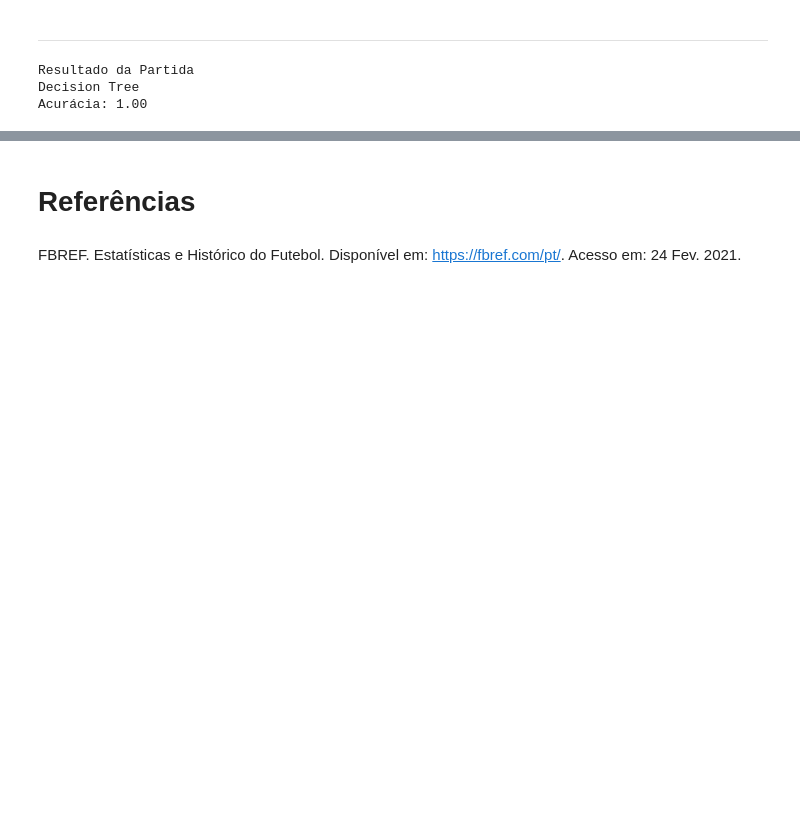
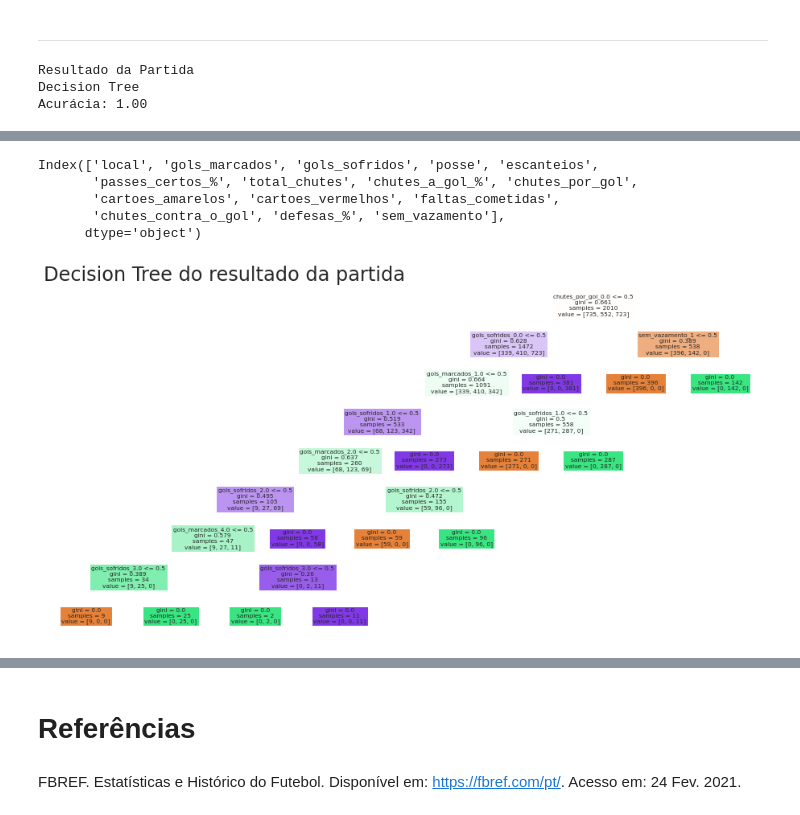
Before and after one commit to MarcosRMG/Estatisticas-de-Futebol, a Jupyter notebook: Estatisticas_do_Futebol.ipynb, the cells around one changed output, grey strips where cells are left out. Drawn from its saved outputs; the diff is of its cells as text; code cells hidden in the pictures; blank space fills up the shorter version.

Commit message:
Ajustando um modelo de previsão

```diff
--- a/Estatisticas_do_Futebol.ipynb
+++ b/Estatisticas_do_Futebol.ipynb
@@ -314,0 +349,15 @@ personaliza_grafico('Featurer importances Decision Tree',
+# %%
+x.columns
+# %% [output]
+Index(['local', 'gols_marcados', 'gols_sofridos', 'posse', 'escanteios',
+       'passes_certos_%', 'total_chutes', 'chutes_a_gol_%', 'chutes_por_gol',
+       'cartoes_amarelos', 'cartoes_vermelhos', 'faltas_cometidas',
+       'chutes_contra_o_gol', 'defesas_%', 'sem_vazamento'],
+      dtype='object')
+# %%
+plot_tree(pipeline_resultado['modelo'],
+          feature_names=pipeline_resultado['ohe'].get_feature_names(x_treino.columns),
+          filled=True);
+personaliza_grafico('Decision Tree do resultado da partida', '', '')
+# %% [output]
+[figure, added]
```
Also changed, not shown: parts of 15 cells of this notebook, 2 other files.
